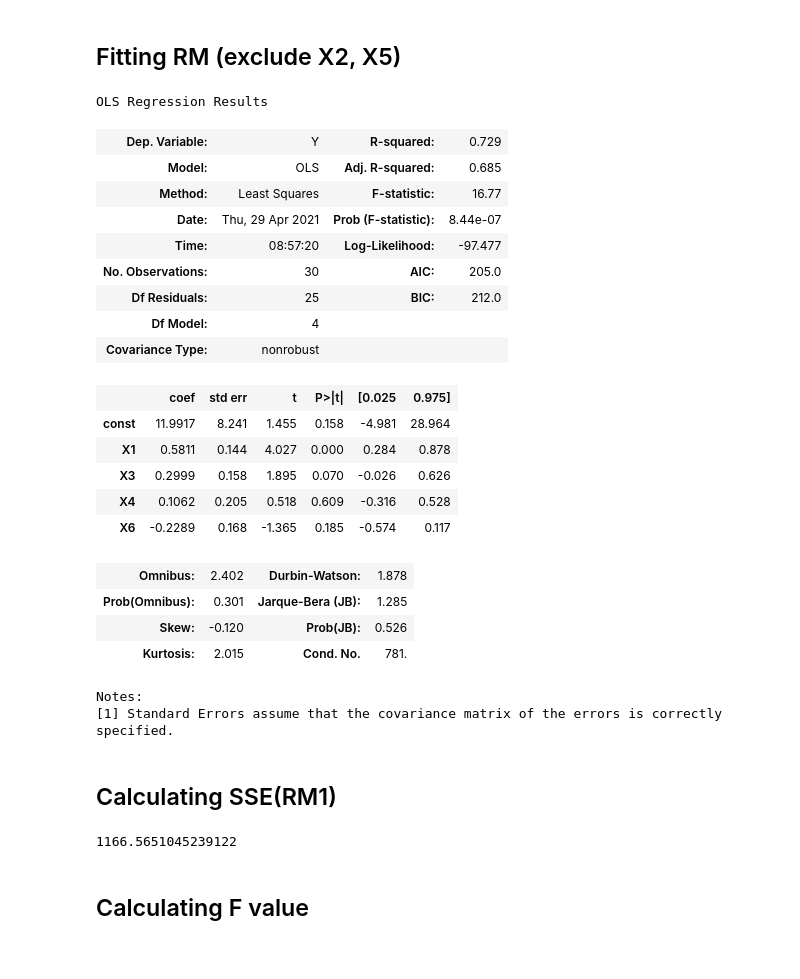
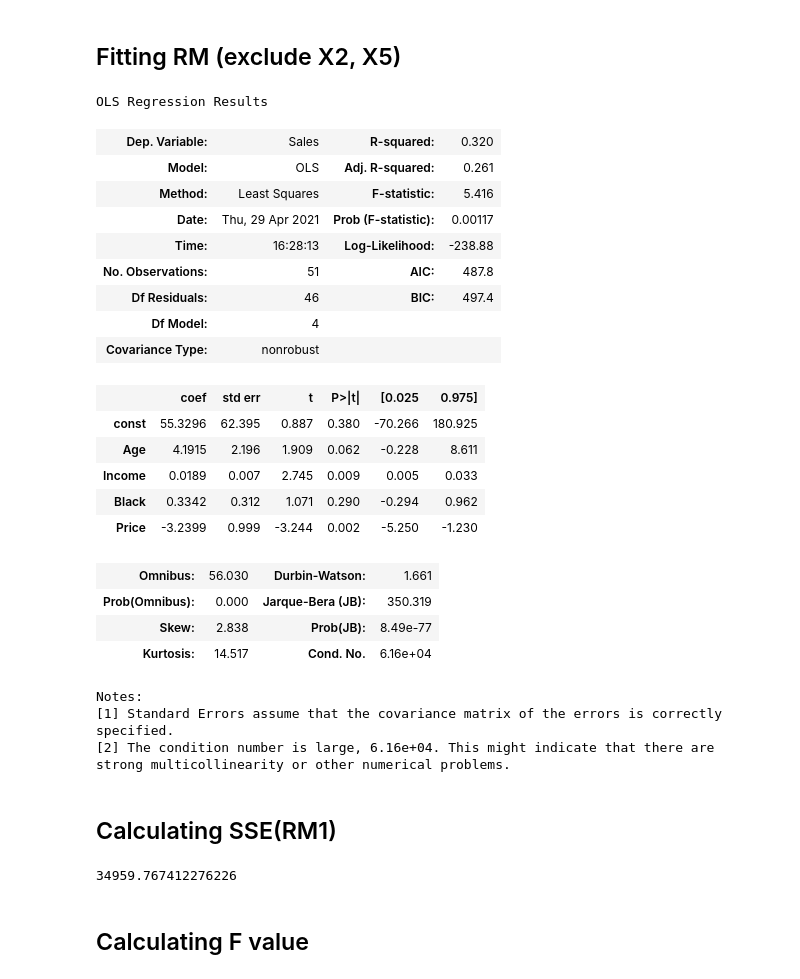
Before and after one commit to JadenKim-dev/DataScienceStudy, a Jupyter notebook: R.A By Example Exercises/3. Cigarette data.ipynb, the cells around one changed output. Saved outputs shown, nothing was run; the diff lists cells and outputs as text; code cells hidden in the pictures.

```diff
--- a/R.A By Example Exercises/3. Cigarette data.ipynb
+++ b/R.A By Example Exercises/3. Cigarette data.ipynb
@@ -6,6 +6,6 @@ from statsmodels.stats.anova import anova_lm
 # %% [markdown]
 # Loading Data
 # %%
-ciga = pd.read_csv("./data/2-supervisor.csv")
+ciga = pd.read_csv("./data/3-cigarette.csv")
 ciga.head()
 # %% [output]
@@ -20,8 +20,8 @@ ciga.head()
 # %% [markdown]
 ## Fitting FM
 # %%
-target = ciga[['Y']]
-full_x_data = ciga[['X1', 'X2', 'X3', 'X4', 'X5', 'X6']]
+target = ciga[['Sales']]
+full_x_data = ciga[['Age', 'HS', 'Income', 'Black', 'Female', 'Price']]
 # %%
 full_x_data = sm.add_constant(full_x_data, has_constant="add")
 full_model = sm.OLS(target, full_x_data)
@@ -70,45 +70,47 @@ fm_sse
 # %% [markdown]
 ## Fitting RM (exclude X2, X5)
 # %%
-reduced_x_data1 = ciga[['X1', 'X3', 'X4', 'X6']]
+reduced_x_data1 = ciga[['Age', 'Income', 'Black', 'Price']]
 reduced_x_data1 = sm.add_constant(reduced_x_data1, has_constant="add")
 reduced_model1 = sm.OLS(target, reduced_x_data1)
 fitted_reduced_model1 = reduced_model1.fit()
 fitted_reduced_model1.summary()
 # %% [output]
 OLS Regression Results
-| Dep. Variable: | Y | R-squared: | 0.729 |
-| Model: | OLS | Adj. R-squared: | 0.685 |
-| Method: | Least Squares | F-statistic: | 16.77 |
-| Date: | Thu, 29 Apr 2021 | Prob (F-statistic): | 8.44e-07 |
-| Time: | 08:57:20 | Log-Likelihood: | -97.477 |
-| No. Observations: | 30 | AIC: | 205.0 |
-| Df Residuals: | 25 | BIC: | 212.0 |
+| Dep. Variable: | Sales | R-squared: | 0.320 |
+| Model: | OLS | Adj. R-squared: | 0.261 |
+| Method: | Least Squares | F-statistic: | 5.416 |
+| Date: | Thu, 29 Apr 2021 | Prob (F-statistic): | 0.00117 |
+| Time: | 16:28:13 | Log-Likelihood: | -238.88 |
+| No. Observations: | 51 | AIC: | 487.8 |
+| Df Residuals: | 46 | BIC: | 497.4 |
 | Df Model: | 4 |  |  |
 | Covariance Type: | nonrobust |  |  |
 |  | coef | std err | t | P>|t| | [0.025 | 0.975] |
-| const | 11.9917 | 8.241 | 1.455 | 0.158 | -4.981 | 28.964 |
-| X1 | 0.5811 | 0.144 | 4.027 | 0.000 | 0.284 | 0.878 |
-| X3 | 0.2999 | 0.158 | 1.895 | 0.070 | -0.026 | 0.626 |
-| X4 | 0.1062 | 0.205 | 0.518 | 0.609 | -0.316 | 0.528 |
-| X6 | -0.2289 | 0.168 | -1.365 | 0.185 | -0.574 | 0.117 |
+| const | 55.3296 | 62.395 | 0.887 | 0.380 | -70.266 | 180.925 |
+| Age | 4.1915 | 2.196 | 1.909 | 0.062 | -0.228 | 8.611 |
+| Income | 0.0189 | 0.007 | 2.745 | 0.009 | 0.005 | 0.033 |
+| Black | 0.3342 | 0.312 | 1.071 | 0.290 | -0.294 | 0.962 |
+| Price | -3.2399 | 0.999 | -3.244 | 0.002 | -5.250 | -1.230 |
-| Omnibus: | 2.402 | Durbin-Watson: | 1.878 |
-| Prob(Omnibus): | 0.301 | Jarque-Bera (JB): | 1.285 |
-| Skew: | -0.120 | Prob(JB): | 0.526 |
-| Kurtosis: | 2.015 | Cond. No. | 781. |
+| Omnibus: | 56.030 | Durbin-Watson: | 1.661 |
+| Prob(Omnibus): | 0.000 | Jarque-Bera (JB): | 350.319 |
+| Skew: | 2.838 | Prob(JB): | 8.49e-77 |
+| Kurtosis: | 14.517 | Cond. No. | 6.16e+04 |
 Notes:
 [1] Standard Errors assume that the covariance matrix of the errors is correctly specified.
+[2] The condition number is large, 6.16e+04. This might indicate that there are
+strong multicollinearity or other numerical problems.
 # %% [markdown]
 ## Calculating SSE(RM1)
 # %%
 fitted = fitted_reduced_model1.predict(reduced_x_data1)
 rm_sse1 = 0
-target_val = ciga['Y']
+target_val = ciga['Sales']
 for i in range(ciga.shape[0]):
     rm_sse1 += (fitted[i] - target_val[i])**2
 rm_sse1
 # %% [output]
-1166.5651045239122
+34959.767412276226
 # %% [markdown]
 ## Calculating F value
 # %%
```
Also changed, not shown: parts of 8 cells of this notebook.
